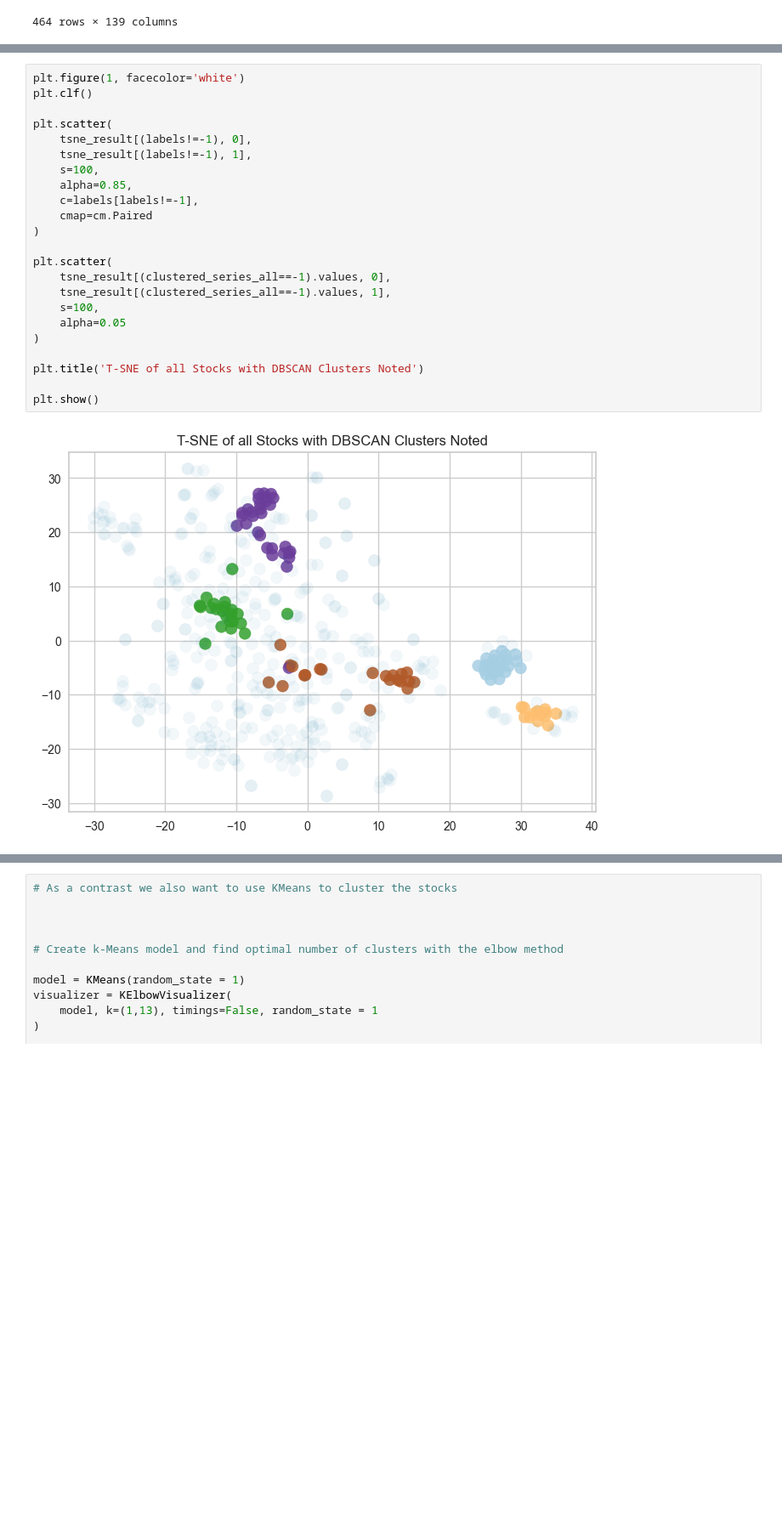
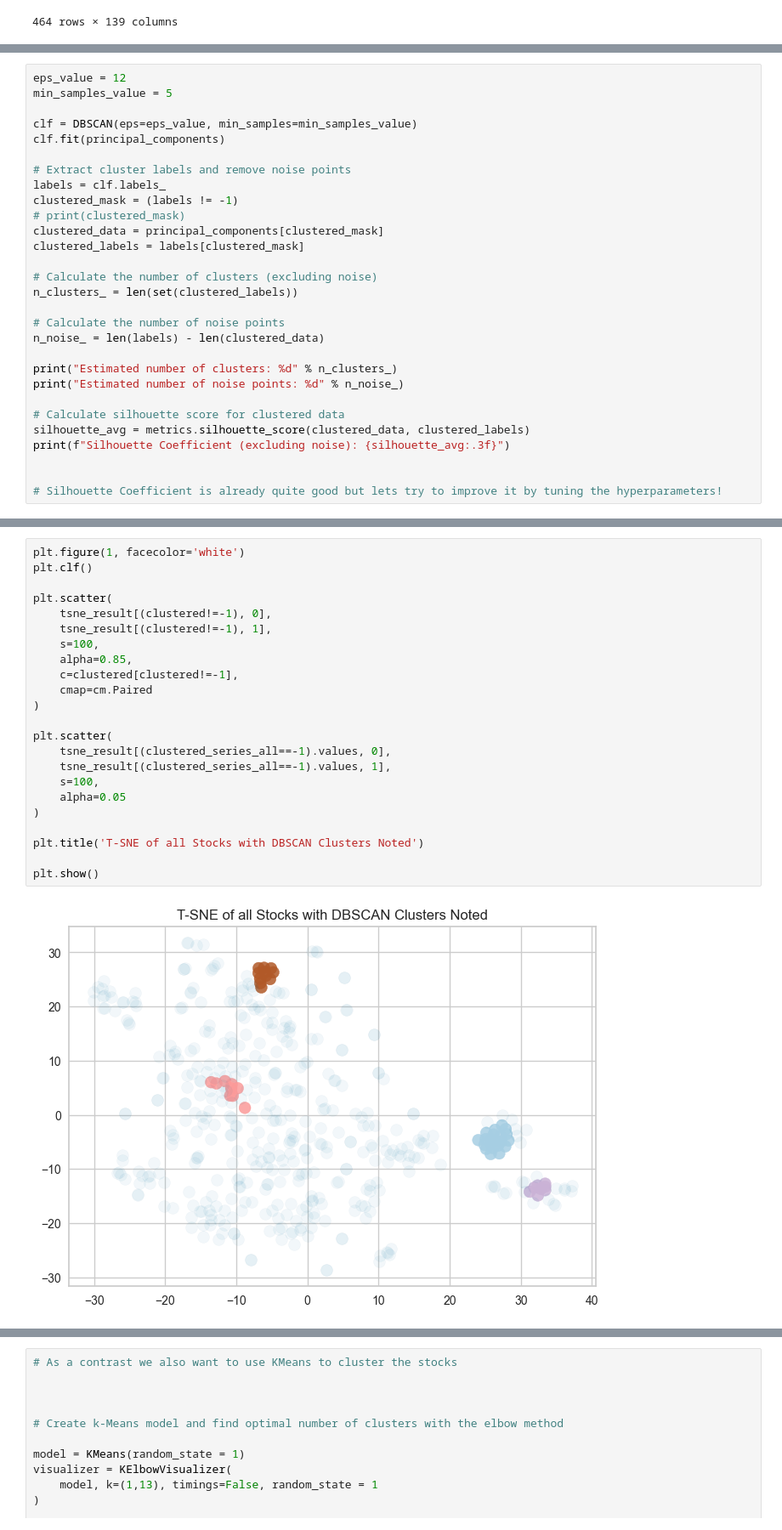
Before and after one commit to dasoaujisi/FDS-Project, a Jupyter notebook: main.ipynb, the cells around one changed output, grey strips where cells are left out. Shown at 85% size. Drawn from its saved outputs; the diff is of its cells as text; blank space fills up the shorter version.

Commit message:
hyperparameter tuning done

```diff
--- a/main.ipynb
+++ b/main.ipynb
@@ -305,3 +304,32 @@ DBSCAN(eps=12)
 Estimated number of clusters: 5
 Estimated number of noise points: 404
 Silhouette Coefficient: -0.181
+# %%
+eps_value = 12
+min_samples_value = 5
+
+clf = DBSCAN(eps=eps_value, min_samples=min_samples_value)
+clf.fit(principal_components)
+
+# Extract cluster labels and remove noise points
+labels = clf.labels_
+clustered_mask = (labels != -1)
+# print(clustered_mask)
+clustered_data = principal_components[clustered_mask]
+clustered_labels = labels[clustered_mask]
+
+# Calculate the number of clusters (excluding noise)
+n_clusters_ = len(set(clustered_labels))
+
+# Calculate the number of noise points
+n_noise_ = len(labels) - len(clustered_data)
+
+print("Estimated number of clusters: %d" % n_clusters_)
+print("Estimated number of noise points: %d" % n_noise_)
+
+# Calculate silhouette score for clustered data
+silhouette_avg = metrics.silhouette_score(clustered_data, clustered_labels)
+print(f"Silhouette Coefficient (excluding noise): {silhouette_avg:.3f}")
+
+
+# Silhouette Coefficient is already quite good but lets try to improve it by tuning the hyperparameters!
@@ -448,25 +555,25 @@ Shape of tsne_result: (464, 2)
 # %%
 plt.figure(1, facecolor='white')
 plt.clf()
 
 plt.scatter(
-    tsne_result[(labels!=-1), 0],
-    tsne_result[(labels!=-1), 1],
+    tsne_result[(clustered!=-1), 0],
+    tsne_result[(clustered!=-1), 1],
     s=100,
     alpha=0.85,
-    c=labels[labels!=-1],
+    c=clustered[clustered!=-1],
     cmap=cm.Paired
 )
 
 plt.scatter(
     tsne_result[(clustered_series_all==-1).values, 0],
     tsne_result[(clustered_series_all==-1).values, 1],
     s=100,
     alpha=0.05
 )
 
 plt.title('T-SNE of all Stocks with DBSCAN Clusters Noted')
 
 plt.show()
 # %% [output]
-[figure, old version]
+[figure, new version]
```
Also changed, not shown: parts of 15 cells of this notebook.
